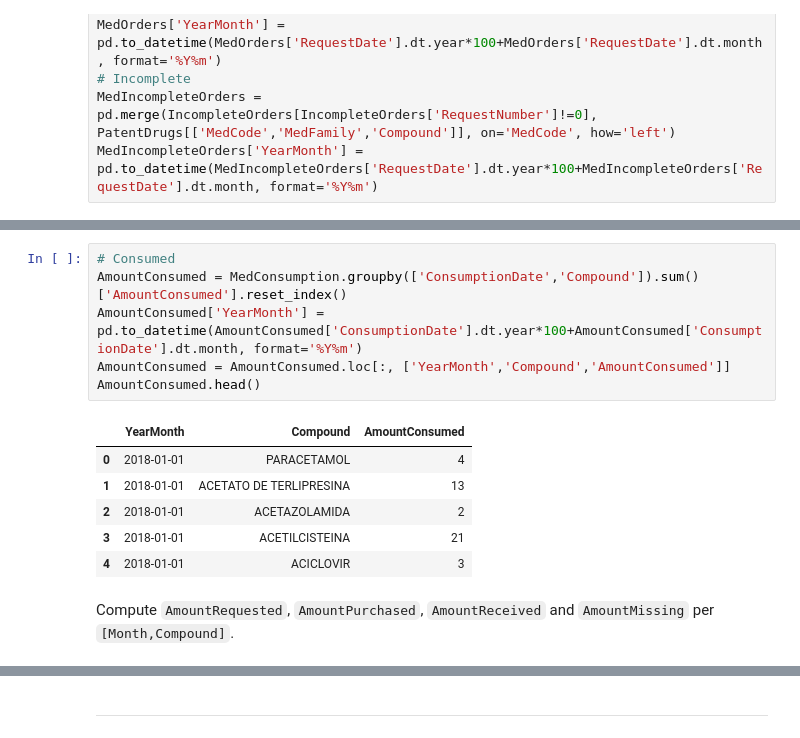
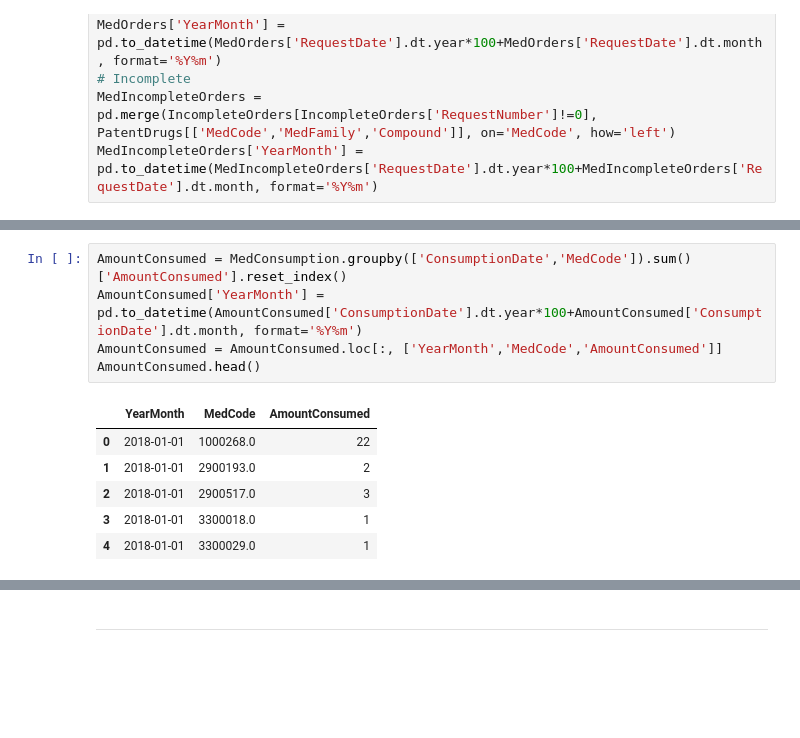
Before and after one commit to estebanmarinv/Pharmacy-Drug-Forecast, a Jupyter notebook: data-analysis/data_exploration_monthly.ipynb, the cells around one changed output, grey strips where cells are left out. Cells and saved outputs as stored; diff of their text form; blank space fills up the shorter version.

```diff
--- a/data-analysis/data_exploration_monthly.ipynb
+++ b/data-analysis/data_exploration_monthly.ipynb
@@ -155,15 +173,12 @@ Compute `AmountConsumed` per `[Month,Compound]`.
 # %%
-# Consumed
-AmountConsumed = MedConsumption.groupby(['ConsumptionDate','Compound']).sum()['AmountConsumed'].reset_index()
+AmountConsumed = MedConsumption.groupby(['ConsumptionDate','MedCode']).sum()['AmountConsumed'].reset_index()
 AmountConsumed['YearMonth'] = pd.to_datetime(AmountConsumed['ConsumptionDate'].dt.year*100+AmountConsumed['ConsumptionDate'].dt.month, format='%Y%m')
-AmountConsumed = AmountConsumed.loc[:, ['YearMonth','Compound','AmountConsumed']]
+AmountConsumed = AmountConsumed.loc[:, ['YearMonth','MedCode','AmountConsumed']]
 AmountConsumed.head()
 # %% [output]
-|  | YearMonth | Compound | AmountConsumed |
-| 0 | 2018-01-01 | PARACETAMOL | 4 |
-| 1 | 2018-01-01 | ACETATO DE TERLIPRESINA | 13 |
-| 2 | 2018-01-01 | ACETAZOLAMIDA | 2 |
-| 3 | 2018-01-01 | ACETILCISTEINA | 21 |
-| 4 | 2018-01-01 | ACICLOVIR | 3 |
+|  | YearMonth | MedCode | AmountConsumed |
+| 0 | 2018-01-01 | 1000268.0 | 22 |
+| 1 | 2018-01-01 | 2900193.0 | 2 |
+| 2 | 2018-01-01 | 2900517.0 | 3 |
+| 3 | 2018-01-01 | 3300018.0 | 1 |
+| 4 | 2018-01-01 | 3300029.0 | 1 |
-# %% [markdown]
-Compute `AmountRequested`, `AmountPurchased`, `AmountReceived` and `AmountMissing` per `[Month,Compound]`.
```
Also changed, not shown: parts of 27 cells of this notebook, 36 other files.
